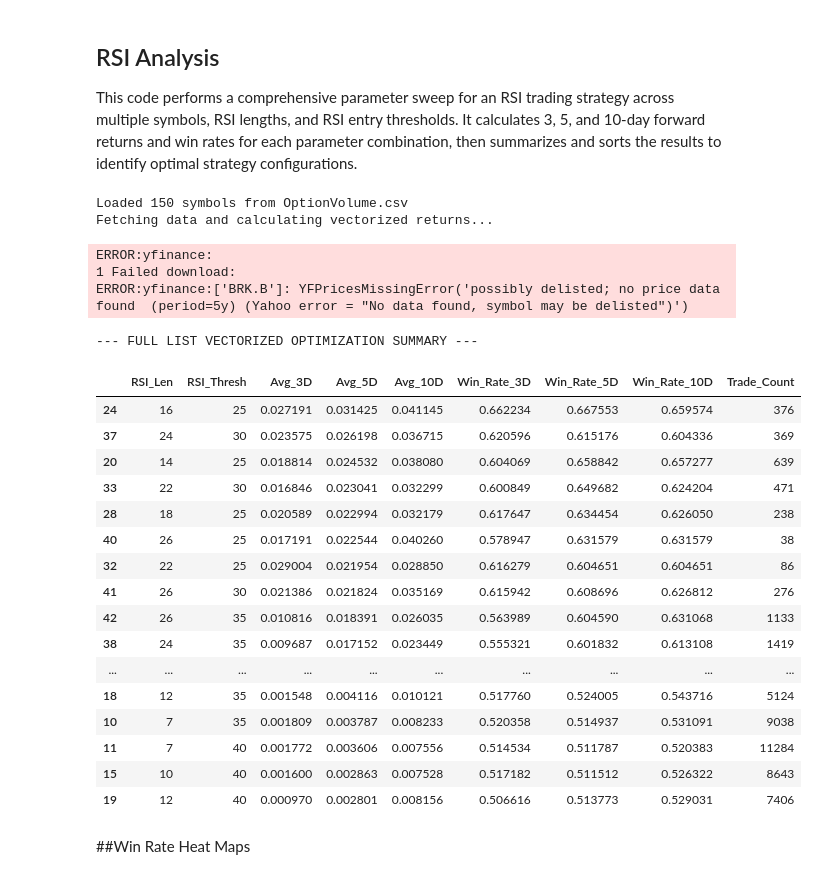
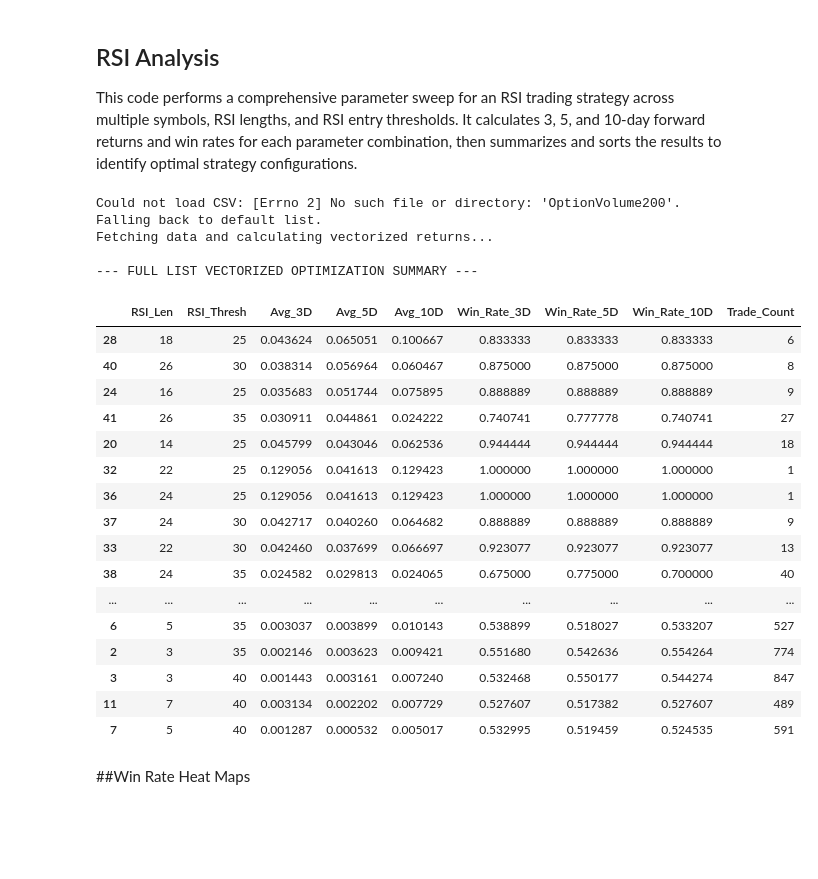
Before and after one commit to jhenningsen/Equity_Analysis, a Jupyter notebook: LangStudio/RSI_backtesting.ipynb, the cells around one changed output. Saved outputs shown, nothing was run; the diff lists cells and outputs as text; code cells hidden in the pictures; blank space fills up the shorter version.

```diff
--- a/LangStudio/RSI_backtesting.ipynb
+++ b/LangStudio/RSI_backtesting.ipynb
@@ -16,13 +23,13 @@ This code performs a comprehensive parameter sweep for an RSI trading strategy a
 RSI_LEVELS = [25, 30, 35, 40]
 RSI_LENGTHS = [3, 5, 7, 10, 12, 14, 16, 18, 22, 24, 26]
 
-# Load Symbols from your OptionVolume.csv
+# Load Symbols from your OptionVolume200.csv
 try:
-    df_csv = pd.read_csv("OptionVolume.csv")
+    df_csv = pd.read_csv("OptionVolume200")
     # Ensuring we handle different possible column names for Symbol
     symbol_col = [c for c in df_csv.columns if 'symbol' in c.lower()][0]
     SYMBOLS = df_csv[symbol_col].str.strip().unique().tolist()
-    print(f"Loaded {len(SYMBOLS)} symbols from OptionVolume.csv")
+    print(f"Loaded {len(SYMBOLS)} symbols from OptionVolume200")
 except Exception as e:
     print(f"Could not load CSV: {e}. Falling back to default list.")
     SYMBOLS = ["TSLA", "SPY", "QQQ", "NVDA", "AAPL", "MSFT"]
@@ -80,54 +87,52 @@ for rsi_len in RSI_LENGTHS:
                 param_trades.append(trades)
 
         if param_trades:
             combined = pd.concat(param_trades)
             all_results.append({
                 "RSI_Len": rsi_len,
                 "RSI_Thresh": rsi_thresh,
                 "Avg_3D": combined['Ret_3D'].mean(),
                 "Avg_5D": combined['Ret_5D'].mean(),
                 "Avg_10D": combined['Ret_10D'].mean(),
                 "Win_Rate_3D": (combined['Ret_3D'] > 0).mean(),
                 "Win_Rate_5D": (combined['Ret_5D'] > 0).mean(),
                 "Win_Rate_10D": (combined['Ret_10D'] > 0).mean(),
                 "Trade_Count": len(combined)
             })
 
 # --- 5. Summary Display ---
 if all_results:
     summary_df = pd.DataFrame(all_results)
     # Sorting by 5D return as it's been our benchmark
     summary_df = summary_df.sort_values(by="Avg_5D", ascending=False)
 
     print("\n--- FULL LIST VECTORIZED OPTIMIZATION SUMMARY ---")
     display(summary_df)
     summary_df.to_csv("vectorized_rsi_results.csv", index=False)
 else:
     print("No trades found across the symbol list.")
 # %% [output]
-Loaded 150 symbols from OptionVolume.csv
+Could not load CSV: [Errno 2] No such file or directory: 'OptionVolume200'. Falling back to default list.
 Fetching data and calculating vectorized returns...
+
+--- FULL LIST VECTORIZED OPTIMIZATION SUMMARY ---
-ERROR:yfinance:
-1 Failed download:
-ERROR:yfinance:['BRK.B']: YFPricesMissingError('possibly delisted; no price data found  (period=5y) (Yahoo error = "No data found, symbol may be delisted")')
---- FULL LIST VECTORIZED OPTIMIZATION SUMMARY ---
 |  | RSI_Len | RSI_Thresh | Avg_3D | Avg_5D | Avg_10D | Win_Rate_3D | Win_Rate_5D | Win_Rate_10D | Trade_Count |
-| 24 | 16 | 25 | 0.027191 | 0.031425 | 0.041145 | 0.662234 | 0.667553 | 0.659574 | 376 |
-| 37 | 24 | 30 | 0.023575 | 0.026198 | 0.036715 | 0.620596 | 0.615176 | 0.604336 | 369 |
-| 20 | 14 | 25 | 0.018814 | 0.024532 | 0.038080 | 0.604069 | 0.658842 | 0.657277 | 639 |
-| 33 | 22 | 30 | 0.016846 | 0.023041 | 0.032299 | 0.600849 | 0.649682 | 0.624204 | 471 |
-| 28 | 18 | 25 | 0.020589 | 0.022994 | 0.032179 | 0.617647 | 0.634454 | 0.626050 | 238 |
-| 40 | 26 | 25 | 0.017191 | 0.022544 | 0.040260 | 0.578947 | 0.631579 | 0.631579 | 38 |
-| 32 | 22 | 25 | 0.029004 | 0.021954 | 0.028850 | 0.616279 | 0.604651 | 0.604651 | 86 |
-| 41 | 26 | 30 | 0.021386 | 0.021824 | 0.035169 | 0.615942 | 0.608696 | 0.626812 | 276 |
-| 42 | 26 | 35 | 0.010816 | 0.018391 | 0.026035 | 0.563989 | 0.604590 | 0.631068 | 1133 |
-| 38 | 24 | 35 | 0.009687 | 0.017152 | 0.023449 | 0.555321 | 0.601832 | 0.613108 | 1419 |
+| 28 | 18 | 25 | 0.043624 | 0.065051 | 0.100667 | 0.833333 | 0.833333 | 0.833333 | 6 |
+| 40 | 26 | 30 | 0.038314 | 0.056964 | 0.060467 | 0.875000 | 0.875000 | 0.875000 | 8 |
+| 24 | 16 | 25 | 0.035683 | 0.051744 | 0.075895 | 0.888889 | 0.888889 | 0.888889 | 9 |
+| 41 | 26 | 35 | 0.030911 | 0.044861 | 0.024222 | 0.740741 | 0.777778 | 0.740741 | 27 |
+| 20 | 14 | 25 | 0.045799 | 0.043046 | 0.062536 | 0.944444 | 0.944444 | 0.944444 | 18 |
+| 32 | 22 | 25 | 0.129056 | 0.041613 | 0.129423 | 1.000000 | 1.000000 | 1.000000 | 1 |
+| 36 | 24 | 25 | 0.129056 | 0.041613 | 0.129423 | 1.000000 | 1.000000 | 1.000000 | 1 |
+| 37 | 24 | 30 | 0.042717 | 0.040260 | 0.064682 | 0.888889 | 0.888889 | 0.888889 | 9 |
+| 33 | 22 | 30 | 0.042460 | 0.037699 | 0.066697 | 0.923077 | 0.923077 | 0.923077 | 13 |
+| 38 | 24 | 35 | 0.024582 | 0.029813 | 0.024065 | 0.675000 | 0.775000 | 0.700000 | 40 |
 | ... | ... | ... | ... | ... | ... | ... | ... | ... | ... |
-| 18 | 12 | 35 | 0.001548 | 0.004116 | 0.010121 | 0.517760 | 0.524005 | 0.543716 | 5124 |
-| 10 | 7 | 35 | 0.001809 | 0.003787 | 0.008233 | 0.520358 | 0.514937 | 0.531091 | 9038 |
-| 11 | 7 | 40 | 0.001772 | 0.003606 | 0.007556 | 0.514534 | 0.511787 | 0.520383 | 11284 |
-| 15 | 10 | 40 | 0.001600 | 0.002863 | 0.007528 | 0.517182 | 0.511512 | 0.526322 | 8643 |
-| 19 | 12 | 40 | 0.000970 | 0.002801 | 0.008156 | 0.506616 | 0.513773 | 0.529031 | 7406 |
+| 6 | 5 | 35 | 0.003037 | 0.003899 | 0.010143 | 0.538899 | 0.518027 | 0.533207 | 527 |
+| 2 | 3 | 35 | 0.002146 | 0.003623 | 0.009421 | 0.551680 | 0.542636 | 0.554264 | 774 |
+| 3 | 3 | 40 | 0.001443 | 0.003161 | 0.007240 | 0.532468 | 0.550177 | 0.544274 | 847 |
+| 11 | 7 | 40 | 0.003134 | 0.002202 | 0.007729 | 0.527607 | 0.517382 | 0.527607 | 489 |
+| 7 | 5 | 40 | 0.001287 | 0.000532 | 0.005017 | 0.532995 | 0.519459 | 0.524535 | 591 |
 # %% [markdown]
 ##Win Rate Heat Maps
 # %%
```
Also changed, not shown: parts of 5 cells of this notebook.
